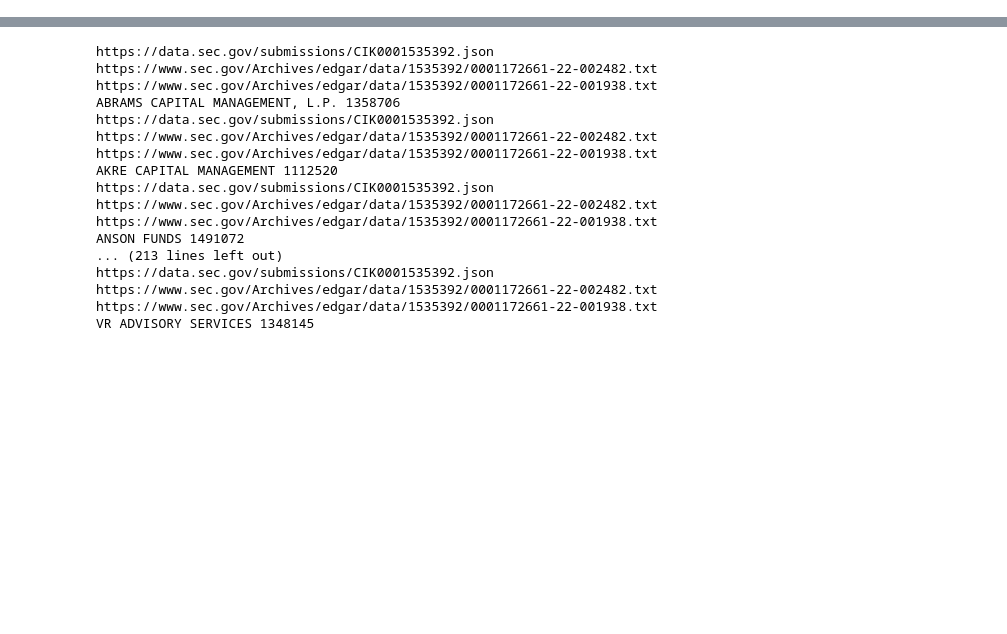
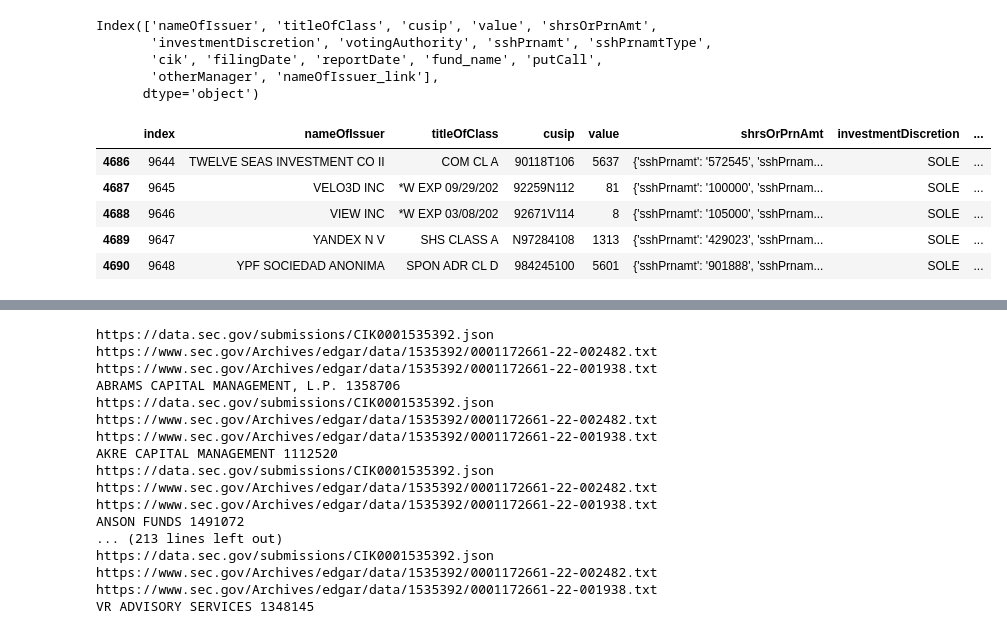
Before and after one commit to whs2k/stockFries_gha, a Jupyter notebook: notebooks/0.4.0-shorts.ipynb, the cells around one changed output, grey strips where cells are left out. Saved outputs shown, nothing was run; the diff lists cells and outputs as text; code cells hidden in the pictures; blank space fills up the shorter version.

```diff
--- a/notebooks/0.4.0-shorts.ipynb
+++ b/notebooks/0.4.0-shorts.ipynb
@@ -11,0 +45,14 @@ figi_api_key = '34dada0c-5a22-4f5a-a095-739afe8fe591'
+# %%
+df_all = pd.DataFrame()
+for fund in fund_dict:
+    try:
+        fund_name = fund
+        cik = fund_dict[fund].split('CIK=')[1].split('&')[0]
+        df_fund = create_holdings_df(cik_=cik,fund_name_=fund_name)
+        df_all = pd.concat([df_all, df_fund]).reset_index(drop=True)
+        print(fund_name, cik)
+    except:
+        print(traceback.format_exc())
+        continue
+
+#df_all.to_csv('data_by_stocks.csv',index=False)
@@ -11,0 +107,17 @@ figi_api_key = '34dada0c-5a22-4f5a-a095-739afe8fe591'
+# %%
+print(df_all.columns)
+df_all[df_all['reportDate']=='2022-12-31'].reset_index().tail()
+
+df_all[df_all['reportDate']=='2022-09-30'].reset_index().tail()
+# %% [output]
+Index(['nameOfIssuer', 'titleOfClass', 'cusip', 'value', 'shrsOrPrnAmt',
+       'investmentDiscretion', 'votingAuthority', 'sshPrnamt', 'sshPrnamtType',
+       'cik', 'filingDate', 'reportDate', 'fund_name', 'putCall',
+       'otherManager', 'nameOfIssuer_link'],
+      dtype='object')
+|  | index | nameOfIssuer | titleOfClass | cusip | value | shrsOrPrnAmt | investmentDiscretion | ... |
+| 4686 | 9644 | TWELVE SEAS INVESTMENT CO II | COM CL A | 90118T106 | 5637 | {'sshPrnamt': '572545', 'sshPrnam... | SOLE | ... |
+| 4687 | 9645 | VELO3D INC | *W EXP 09/29/202 | 92259N112 | 81 | {'sshPrnamt': '100000', 'sshPrnam... | SOLE | ... |
+| 4688 | 9646 | VIEW INC | *W EXP 03/08/202 | 92671V114 | 8 | {'sshPrnamt': '105000', 'sshPrnam... | SOLE | ... |
+| 4689 | 9647 | YANDEX N V | SHS CLASS A | N97284108 | 1313 | {'sshPrnamt': '429023', 'sshPrnam... | SOLE | ... |
+| 4690 | 9648 | YPF SOCIEDAD ANONIMA | SPON ADR CL D | 984245100 | 5601 | {'sshPrnamt': '901888', 'sshPrnam... | SOLE | ... |
```
Also changed, not shown: parts of 9 cells of this notebook, 10 other files.
